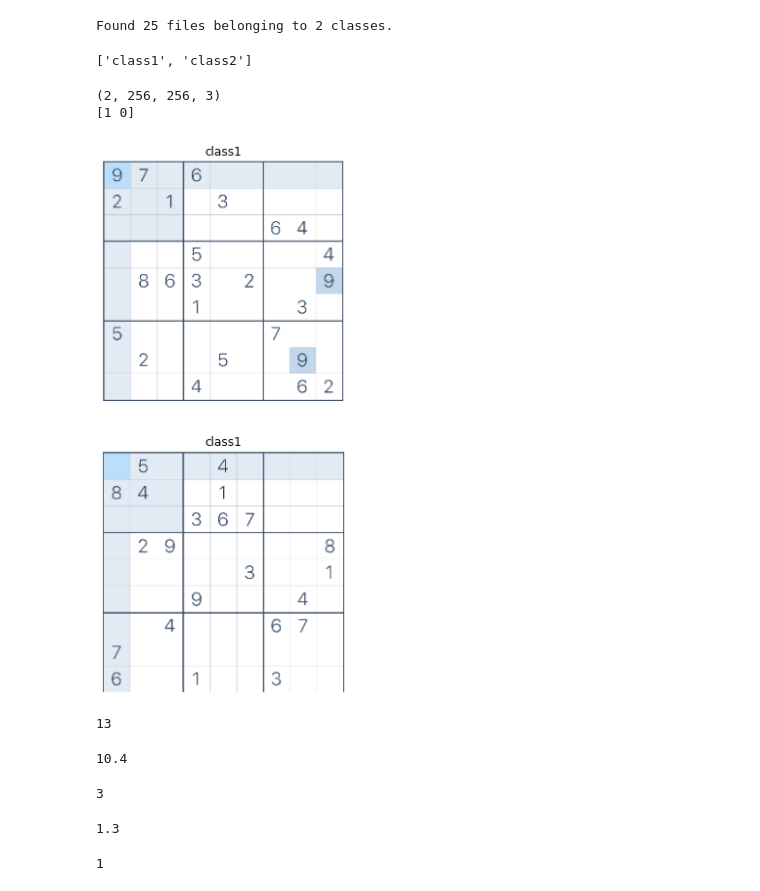
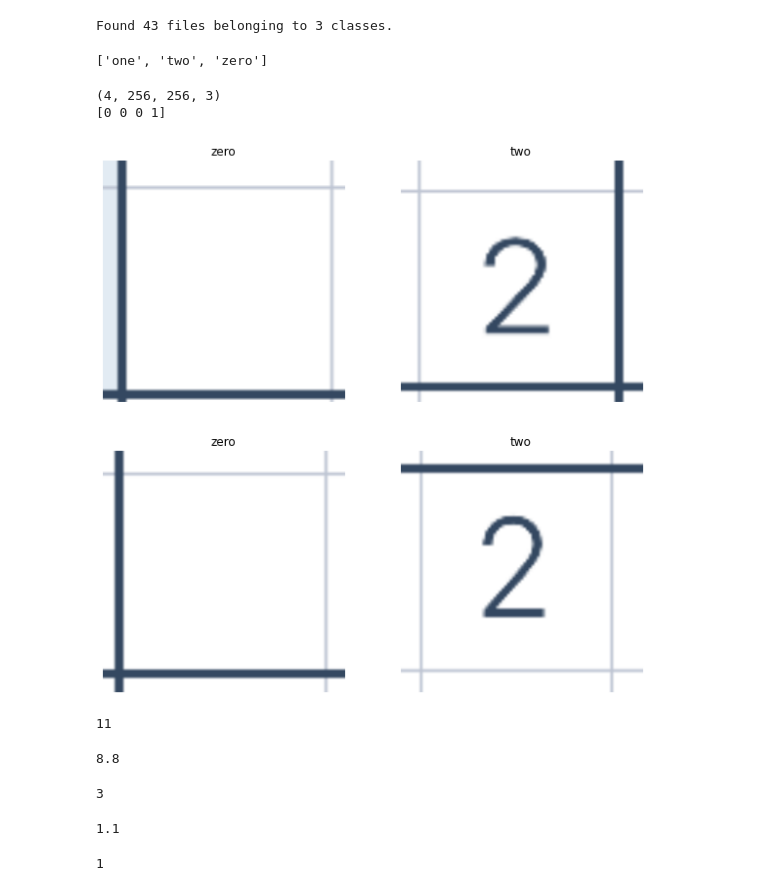
Before and after one commit to Twtamaris/ai, a Jupyter notebook: suduko.ipynb, the cells around one changed output. Drawn from its saved outputs; the diff is of its cells as text; code cells hidden in the pictures.

```diff
--- a/suduko.ipynb
+++ b/suduko.ipynb
@@ -4,7 +4,7 @@ from tensorflow.keras import models, layers
 import matplotlib.pyplot as plt
 from IPython.display import HTML
 # %%
-BATCH_SIZE = 2
+BATCH_SIZE = 4
 IMAGE_SIZE = 256
 CHANNELS=3
 EPOCHS=50
@@ -17,37 +17,39 @@ dataset = tf.keras.preprocessing.image_dataset_from_directory(
     batch_size=BATCH_SIZE
 )
 # %% [output]
-Found 25 files belonging to 2 classes.
+Found 43 files belonging to 3 classes.
 # %%
 
 class_names = dataset.class_names
 class_names
 # %% [output]
-['class1', 'class2']
+['one', 'two', 'zero']
 # %%
 for image_batch, labels_batch in dataset.take(1):
     print(image_batch.shape)
     print(labels_batch.numpy())
 # %% [output]
-(2, 256, 256, 3)
-[1 0]
+(4, 256, 256, 3)
+[0 0 0 1]
 # %%
 plt.figure(figsize=(10, 10))
 for image_batch, label_batch in dataset.take(1):
+    batch_size = len(image_batch)  # Get the batch size dynamically
     for i in range(batch_size):
         ax = plt.subplot(2, batch_size//2, i + 1)
         plt.imshow(image_batch[i].numpy().astype("uint8"))
         plt.title(class_names[label_batch[i]])
         plt.axis("off")
+plt.show()
 # %% [output]
-[figure, old version]
+[figure, new version]
 # %%
 len(dataset)
 # %% [output]
-13
+11
 # %%
 train_size = 0.8
 len(dataset)*train_size
 # %% [output]
-10.4
+8.8
 # %%
@@ -59,7 +61,7 @@ len(test_ds)
 val_size=0.1
 len(dataset)*val_size
 # %% [output]
-1.3
+1.1
 # %%
 val_ds = test_ds.take(1)
 len(val_ds)
```
Also changed, not shown: parts of 11 cells of this notebook, 27 other files.
